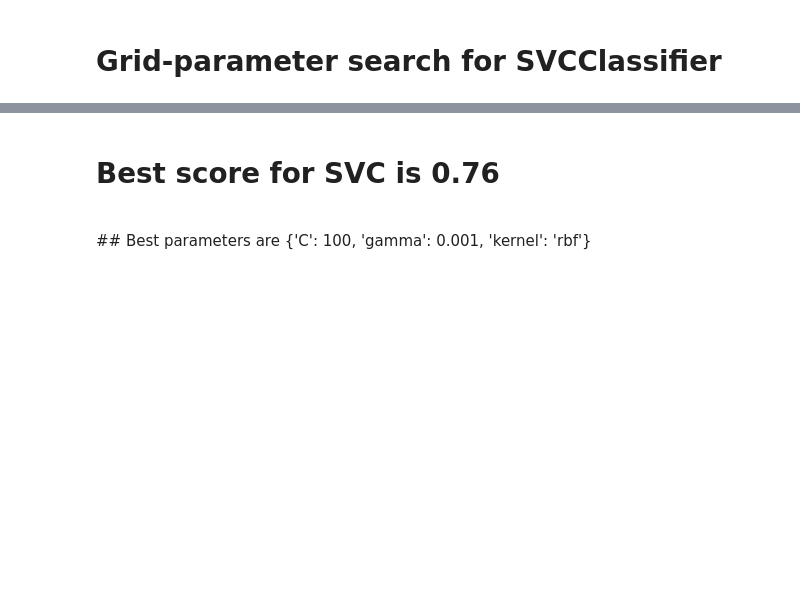
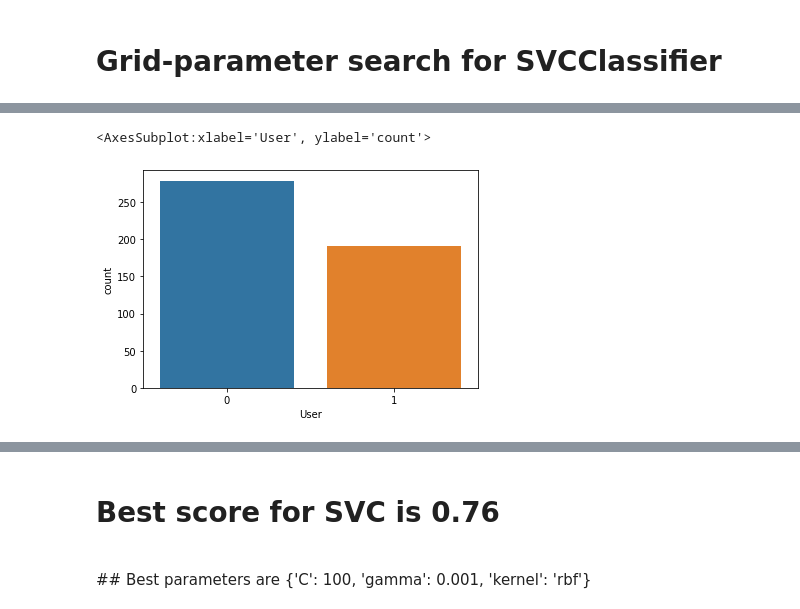
Before and after one commit to flux511/Personality-vs-DrugUse, a Jupyter notebook: init-modelling.ipynb, the cells around one changed output, grey strips where cells are left out. Drawn from its saved outputs; the diff is of its cells as text; code cells hidden in the pictures; blank space fills up the shorter version.

```diff
--- a/init-modelling.ipynb
+++ b/init-modelling.ipynb
@@ -32,12 +32,3 @@ df.head()
-# %%
-# duplicate Target column with the name 'User'
-df['User'] = df['Addicted']
-# %%
-# remove old column
-df = df.drop(['Addicted'], axis = 1)
-# %%
-# removing an unnecessary column
-df = df.drop(['Unnamed: 0'], axis = 1)
 # %%
 df.head()
 df.corr()
@@ -128,12 +118,0 @@ memory usage: 152.4 KB
-# %%
-# Define non-categorical variables
-non_cat_vars = ['Nscore', 'Escore', 'Oscore', 'Ascore', 'Cscore', 'Impulsive', 'SS']
-
-# Define categorical variables
-cat_vars = [col for col in df.columns.to_list() if col not in non_cat_vars]
-
-# Cast variable type for categorical variables
-for feat in cat_vars:
-    df[feat] = df[feat].astype('category')
-
-df.info()
@@ -345,0 +441,5 @@ GridSearchCV(cv=5, estimator=SVC(),
+# %%
+sns.countplot(y_test)
+# %% [output]
+<AxesSubplot:xlabel='User', ylabel='count'>
+[figure, added]
```
Also changed, not shown: parts of 19 cells of this notebook, 3 other files.
